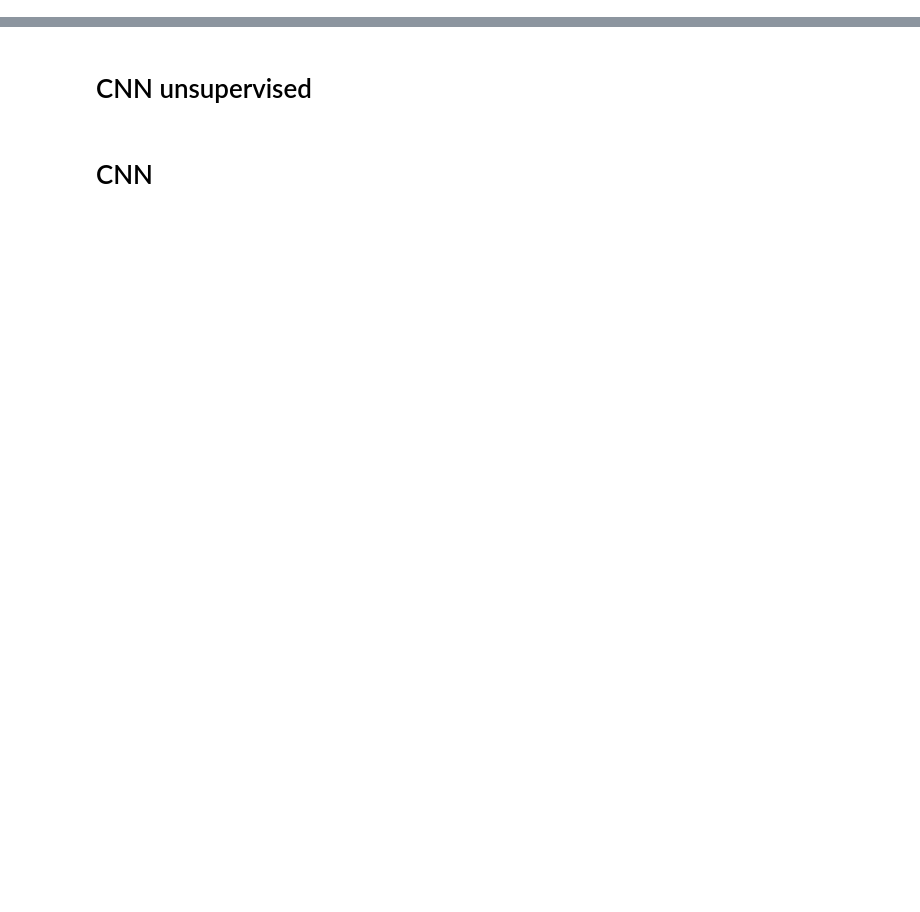
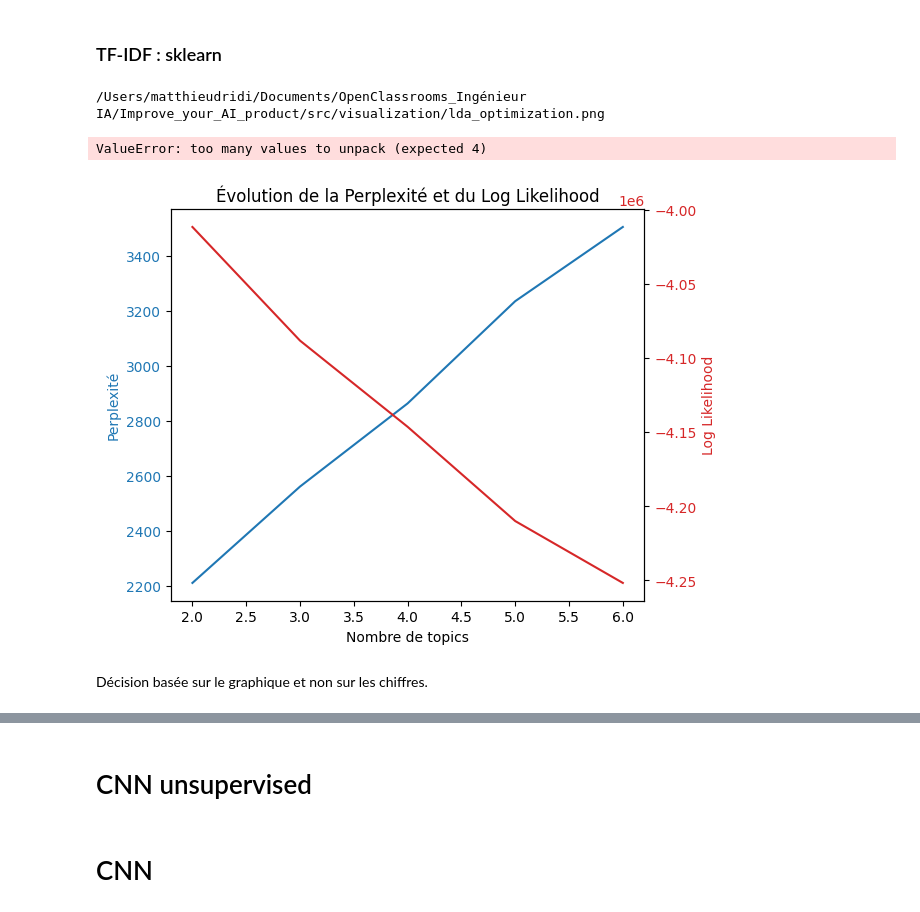
Before and after one commit to MatTheAnalyst/Improve-your-AI-product, a Jupyter notebook: notebooks/EDA_modeling.ipynb, the cells around one changed output, grey strips where cells are left out. Drawn from its saved outputs; the diff is of its cells as text; code cells hidden in the pictures; blank space fills up the shorter version.

```diff
--- a/notebooks/EDA_modeling.ipynb
+++ b/notebooks/EDA_modeling.ipynb
@@ -53,0 +266,15 @@ Import of datasets.
+# %% [markdown]
+### TF-IDF : sklearn
+# %%
+# Create bag of words
+tfidf, vectorizer_tfidf = create_tfidf(review_sample['tokens_without_top_words'])
+# %%
+# LDA tuning with perplexity
+topic_range = range(2, 7)
+best_model_tfidf, best_num_topics_tfidf, best_perplexity_tfidf, best_log_likelihood_tfidf = tune_lda(tfidf, topic_range, max_iter=10)
+# %% [output]
+/Users/matthieudridi/Documents/OpenClassrooms_Ingénieur IA/Improve_your_AI_product/src/visualization/lda_optimization.png
+ValueError: too many values to unpack (expected 4)
+[figure, added]
+# %% [markdown]
+Décision basée sur le graphique et non sur les chiffres.
```
Also changed, not shown: parts of 94 cells of this notebook, 12 other files.
